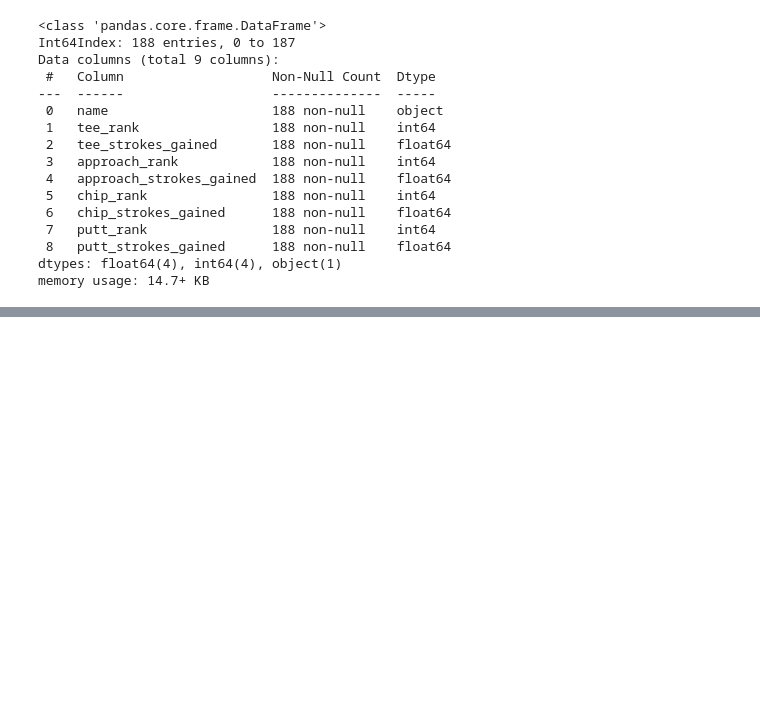
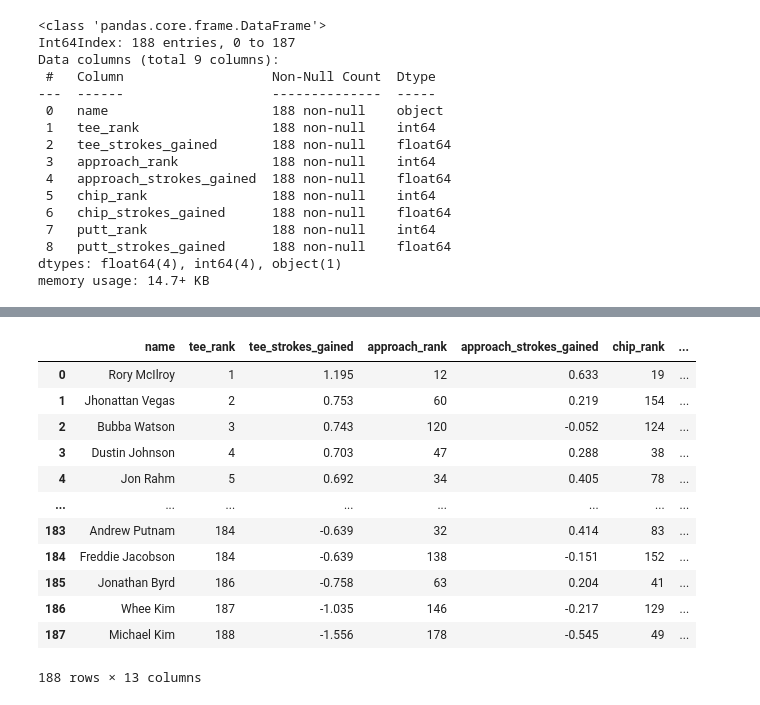
Before and after one commit to qnchenry-q/PGA-EDA, a Jupyter notebook: Scraper.ipynb, the cells around one changed output, grey strips where cells are left out. Saved outputs shown, nothing was run; the diff lists cells and outputs as text; code cells hidden in the pictures; blank space fills up the shorter version.

```diff
--- a/Scraper.ipynb
+++ b/Scraper.ipynb
@@ -594,0 +598,30 @@ for series in strokes_gained_columns:
+# %%
+temp = golf_df.copy()
+temp['LONG_STROKES_GAINED'] = (temp['tee_strokes_gained'] + temp['approach_strokes_gained']) /2
+long_game_sorted = temp.sort_values('LONG_STROKES_GAINED', ascending = False)
+long_game_sorted['LONG_GAME_RANK'] = long_game_sorted['LONG_STROKES_GAINED'].rank( ascending = False)
+# %%
+tempo = golf_df.copy()
+tempo['SHORT_STROKES_GAINED'] = (tempo['chip_strokes_gained'] + tempo['putt_strokes_gained'])/2
+short_game_sorted = tempo.sort_values('SHORT_STROKES_GAINED', ascending = False)
+short_game_sorted['SHORT_GAME_RANK'] = short_game_sorted['SHORT_STROKES_GAINED'].rank(ascending = False)
+# %%
+golf_df['LONG_GAME_RANK'] = long_game_sorted['LONG_GAME_RANK']
+golf_df['LONG_STROKES_GAINED'] = long_game_sorted['LONG_STROKES_GAINED']
+golf_df['SHORT_GAME_RANK'] = short_game_sorted['SHORT_GAME_RANK']
+golf_df['SHORT_STROKES_GAINED'] = short_game_sorted['SHORT_STROKES_GAINED']
+golf_df
+# %% [output]
+|  | name | tee_rank | tee_strokes_gained | approach_rank | approach_strokes_gained | chip_rank | ... |
+| 0 | Rory McIlroy | 1 | 1.195 | 12 | 0.633 | 19 | ... |
+| 1 | Jhonattan Vegas | 2 | 0.753 | 60 | 0.219 | 154 | ... |
+| 2 | Bubba Watson | 3 | 0.743 | 120 | -0.052 | 124 | ... |
+| 3 | Dustin Johnson | 4 | 0.703 | 47 | 0.288 | 38 | ... |
+| 4 | Jon Rahm | 5 | 0.692 | 34 | 0.405 | 78 | ... |
+| ... | ... | ... | ... | ... | ... | ... | ... |
+| 183 | Andrew Putnam | 184 | -0.639 | 32 | 0.414 | 83 | ... |
+| 184 | Freddie Jacobson | 184 | -0.639 | 138 | -0.151 | 152 | ... |
+| 185 | Jonathan Byrd | 186 | -0.758 | 63 | 0.204 | 41 | ... |
+| 186 | Whee Kim | 187 | -1.035 | 146 | -0.217 | 129 | ... |
+| 187 | Michael Kim | 188 | -1.556 | 178 | -0.545 | 49 | ... |
+188 rows × 13 columns
```
Also changed, not shown: parts of 3 cells of this notebook.
